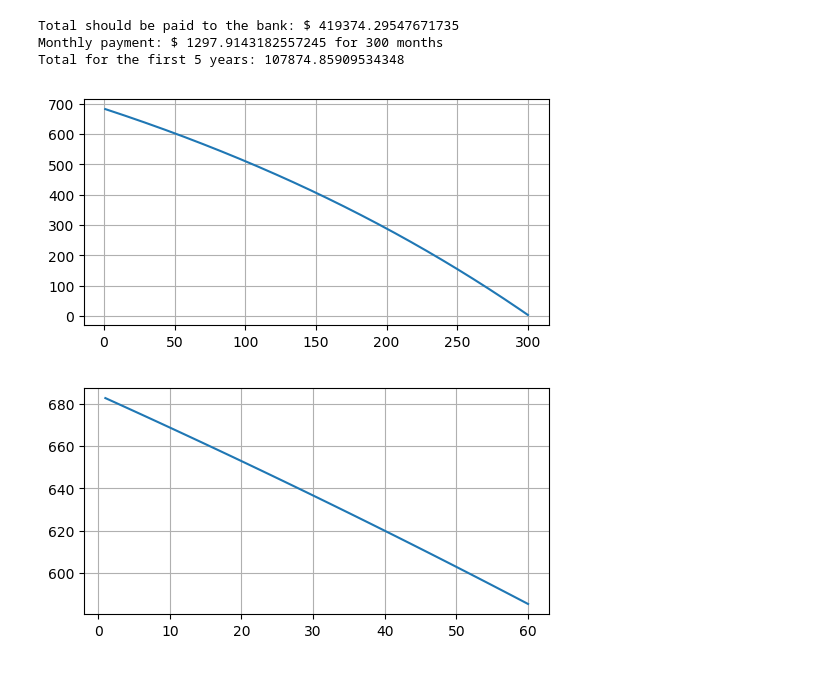
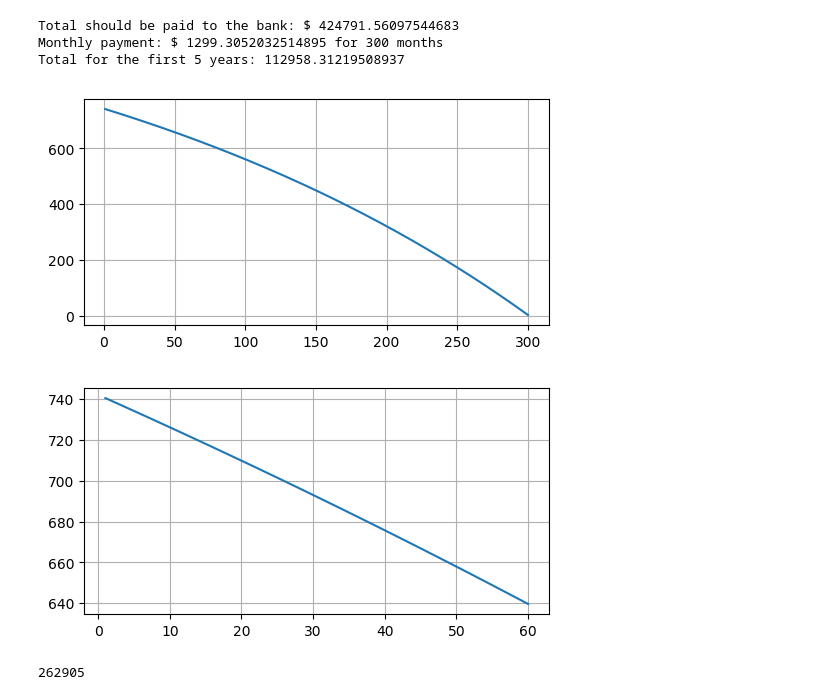
Before and after one commit to guziy/PyNotebooks, a Jupyter notebook: mortgage/Untitled.ipynb, the cells around one changed output. Drawn from its saved outputs; the diff is of its cells as text; code cells hidden in the pictures.

```diff
--- a/mortgage/Untitled.ipynb
+++ b/mortgage/Untitled.ipynb
@@ -14,31 +14,35 @@ def get_interest_for_month(borrow, kmonth, rate_monthly, nmonth_total):
 # %%
 plt.figure(figsize=(6, 3), dpi=100)
 total_years = 25
 total_months = total_years * 12
 house_price = 290000
 # downpayment = 0.2 * house_price
-downpayment = 30000
-insurance = 14000
+downpayment = 35000
+insurance = 7905
 borrow = (house_price - downpayment + insurance)
-rate_monthly = 2.99 / 12 / 100
+rate_monthly = 3.38 / 12 / 100
 m = np.arange(1, total_months + 1, 1)
 plt.plot(m, get_interest_for_month(borrow, m, rate_monthly, total_months))
 plt.grid(True)
 
 print(f"Total should be paid to the bank: $ {monthly_payment(borrow, total_months, rate_monthly) * total_months + downpayment}")
 print(f"Monthly payment: $ {monthly_payment(borrow, total_months, rate_monthly)} for {total_months} months")
 
 
 plt.figure(figsize=(6, 3), dpi=100)
 m = np.arange(1, 5 * 12 + 1, 1)
 plt.plot(m, get_interest_for_month(borrow, m, rate_monthly, total_months))
 plt.grid(True)
 
 
 print(f"Total for the first 5 years: {5 * 12 * monthly_payment(borrow, total_months, rate_monthly) + downpayment}")
 # %% [output]
-Total should be paid to the bank: $ 419374.29547671735
-Monthly payment: $ 1297.9143182557245 for 300 months
-Total for the first 5 years: 107874.85909534348
+Total should be paid to the bank: $ 424791.56097544683
+Monthly payment: $ 1299.3052032514895 for 300 months
+Total for the first 5 years: 112958.31219508937
-[figure, old version]
+[figure, new version]
-[figure, old version]
+[figure, new version]
+# %%
+borrow
+# %% [output]
+262905
```
